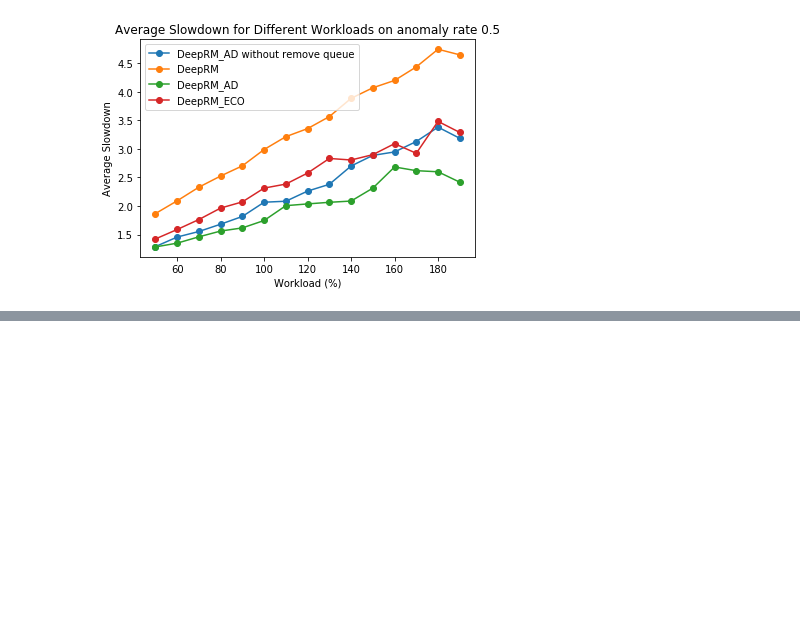
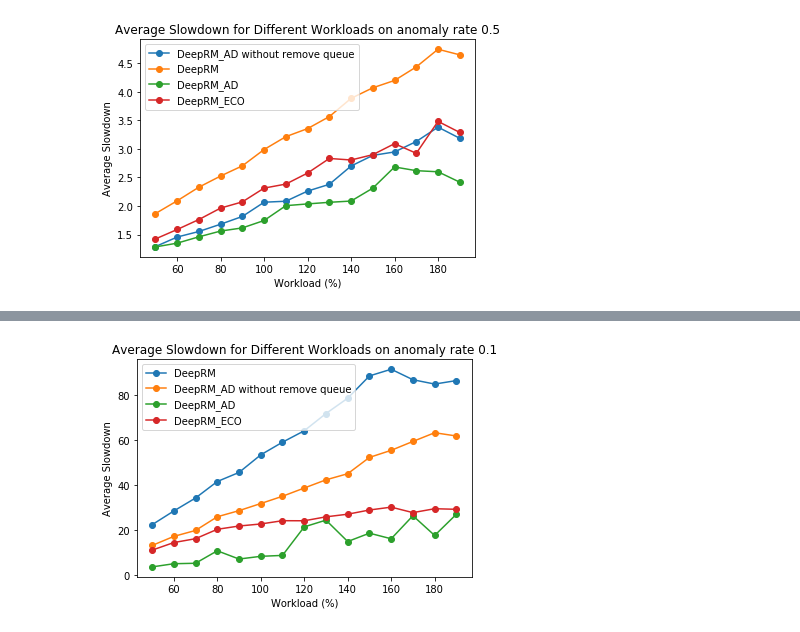
Before and after one commit to Jinobey/DeepRM_2, a Jupyter notebook: results_slowdown/slowdownplot.ipynb, the cells around one changed output, grey strips where cells are left out. Saved outputs shown, nothing was run; the diff lists cells and outputs as text; code cells hidden in the pictures; blank space fills up the shorter version.

```diff
--- a/results_slowdown/slowdownplot.ipynb
+++ b/results_slowdown/slowdownplot.ipynb
@@ -301,0 +307,11 @@ dfm.to_csv('metrics.csv', index=False)
+# %%
+df_ad["Anomaly rate"].fillna(0.1, inplace=True)
+df_ad_nr["Anomaly rate"].fillna(0.1, inplace=True)
+df_ad_ad["Anomaly rate"].fillna(0.1, inplace=True)
+df_ad_eco["Anomaly rate"].fillna(0.1, inplace=True)
+#df2.head()
+# %%
+df_ad = df_ad.loc[df_ad["Test Type"] != "SJF"]
+df_ad_nr = df_ad_nr.loc[df_ad_nr["Test Type"] != "SJF"]
+df_ad_ad = df_ad_ad.loc[df_ad_ad["Test Type"] != "SJF"]
+df_ad_eco = df_ad_eco.loc[df_ad_eco["Test Type"] != "SJF"]
@@ -301,0 +338,6 @@ dfm.to_csv('metrics.csv', index=False)
+# %%
+df_ad_01 = df_ad[df_ad['Anomaly rate'] == 0.1]
+df_ad_nr_01 = df_ad_nr[df_ad_nr['Anomaly rate'] == 0.1]
+df_ad_ad_01 = df_ad_ad[df_ad_ad['Anomaly rate'] == 0.1]
+df_ad_eco_01 = df_ad_eco[df_ad_eco['Anomaly rate'] == 0.1]
+df_ad_eco_01.head()
@@ -301,0 +351,34 @@ dfm.to_csv('metrics.csv', index=False)
+# %%
+import matplotlib.pyplot as plt
+
+
+
+workloads1 = df_ad_01['Workload'].unique()
+workloads1.sort()
+average_slowdowns1 = [df_ad_01[df_ad_01['Workload'] == workload]['Average Slowdown'].mean() for workload in workloads1]
+
+workloads2 = df_ad_nr_01['Workload'].unique()
+workloads2.sort()
+average_slowdowns2 = [df_ad_nr_01[df_ad_nr_01['Workload'] == workload]['Average Slowdown'].mean() for workload in workloads2]
+
+workloads3 = df_ad_ad_01['Workload'].unique()
+workloads3.sort()
+average_slowdowns3 = [df_ad_ad_01[df_ad_ad_01['Workload'] == workload]['Average Slowdown'].mean() for workload in workloads3]
+
+workloads4 = df_ad_eco_01['Workload'].unique()
+workloads4.sort()
+average_slowdowns4 = [df_ad_eco_01[df_ad_eco_01['Workload'] == workload]['Average Slowdown'].mean() for workload in workloads4]
+
+
+
+plt.plot(workloads1, average_slowdowns1, 'o-', label='DeepRM')
+plt.plot(workloads2, average_slowdowns2, 'o-', label='DeepRM_AD without remove queue')
+plt.plot(workloads3, average_slowdowns3, 'o-', label='DeepRM_AD')
+plt.plot(workloads4, average_slowdowns4, 'o-', label='DeepRM_ECO')
+
+plt.title('Average Slowdown for Different Workloads on anomaly rate 0.1')
+plt.xlabel('Workload (%)')
+plt.ylabel('Average Slowdown')
+plt.legend()
+plt
+# %% [output]
@@ -301,0 +386 @@ dfm.to_csv('metrics.csv', index=False)
+[figure, added]
```
Also changed, not shown: parts of 9 cells of this notebook, 1 other file.
